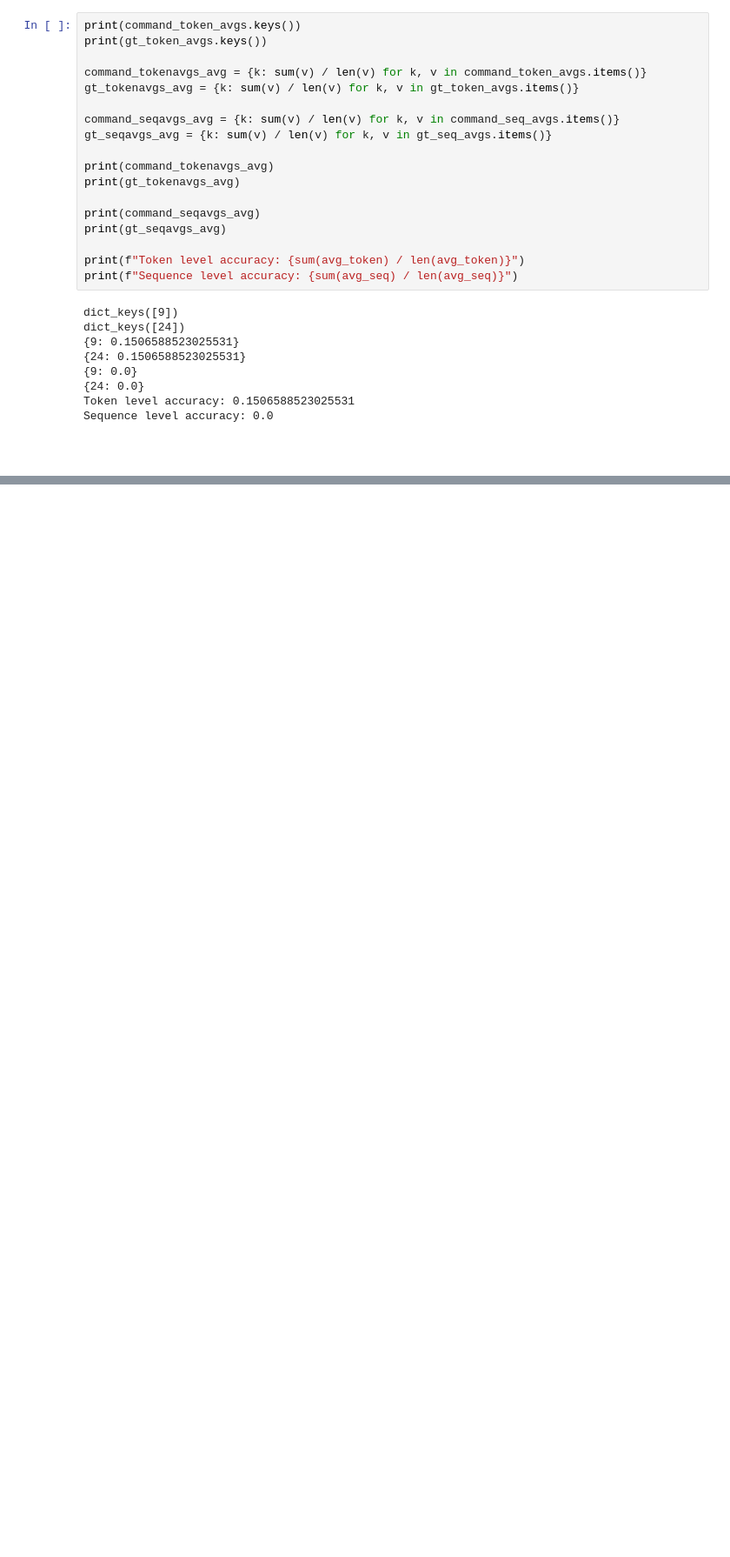
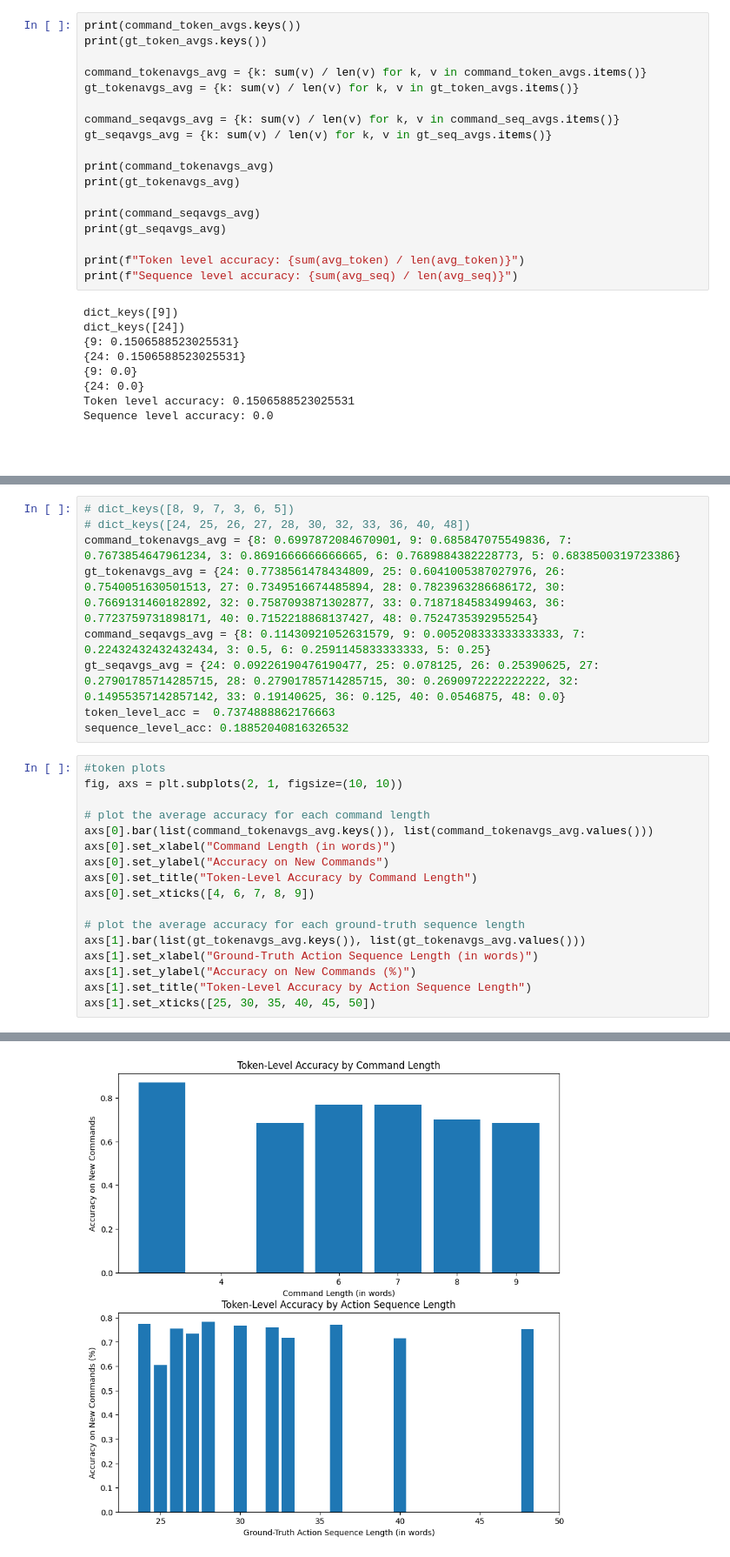
Before and after one commit to bragg13/crispy-fortnight, a Jupyter notebook: experiment2.ipynb, the cells around one changed output, grey strips where cells are left out. Shown: that part at 87% size. Saved outputs shown, nothing was run; the diff lists cells and outputs as text; blank space fills up the shorter version.

```diff
--- a/experiment2.ipynb
+++ b/experiment2.ipynb
@@ -532,2 +532,29 @@ len(unique_lengths), unique_lengths
 # %% [output]
 (5, {4, 6, 7, 8, 9})
+# %%
+# dict_keys([8, 9, 7, 3, 6, 5])
+# dict_keys([24, 25, 26, 27, 28, 30, 32, 33, 36, 40, 48])
+command_tokenavgs_avg = {8: 0.6997872084670901, 9: 0.685847075549836, 7: 0.7673854647961234, 3: 0.8691666666666665, 6: 0.7689884382228773, 5: 0.6838500319723386}
+gt_tokenavgs_avg = {24: 0.7738561478434809, 25: 0.6041005387027976, 26: 0.7540051630501513, 27: 0.7349516674485894, 28: 0.7823963286686172, 30: 0.7669131460182892, 32: 0.7587093871302877, 33: 0.7187184583499463, 36: 0.7723759731898171, 40: 0.7152218868137427, 48: 0.7524735392955254}
+command_seqavgs_avg = {8: 0.11430921052631579, 9: 0.005208333333333333, 7: 0.22432432432432434, 3: 0.5, 6: 0.2591145833333333, 5: 0.25}
+gt_seqavgs_avg = {24: 0.09226190476190477, 25: 0.078125, 26: 0.25390625, 27: 0.27901785714285715, 28: 0.27901785714285715, 30: 0.2690972222222222, 32: 0.14955357142857142, 33: 0.19140625, 36: 0.125, 40: 0.0546875, 48: 0.0}
+token_level_acc =  0.7374888862176663
+sequence_level_acc: 0.18852040816326532
+# %%
+#token plots
+fig, axs = plt.subplots(2, 1, figsize=(10, 10))
+
+# plot the average accuracy for each command length
+axs[0].bar(list(command_tokenavgs_avg.keys()), list(command_tokenavgs_avg.values()))
+axs[0].set_xlabel("Command Length (in words)")
+axs[0].set_ylabel("Accuracy on New Commands")
+axs[0].set_title("Token-Level Accuracy by Command Length")
+axs[0].set_xticks([4, 6, 7, 8, 9])
+
+# plot the average accuracy for each ground-truth sequence length
+axs[1].bar(list(gt_tokenavgs_avg.keys()), list(gt_tokenavgs_avg.values()))
+axs[1].set_xlabel("Ground-Truth Action Sequence Length (in words)")
+axs[1].set_ylabel("Accuracy on New Commands (%)")
+axs[1].set_title("Token-Level Accuracy by Action Sequence Length")
+axs[1].set_xticks([25, 30, 35, 40, 45, 50])
+# %% [output]
@@ -533,0 +567 @@ len(unique_lengths), unique_lengths
+[figure, added]
```
Also changed, not shown: parts of 11 cells of this notebook.
